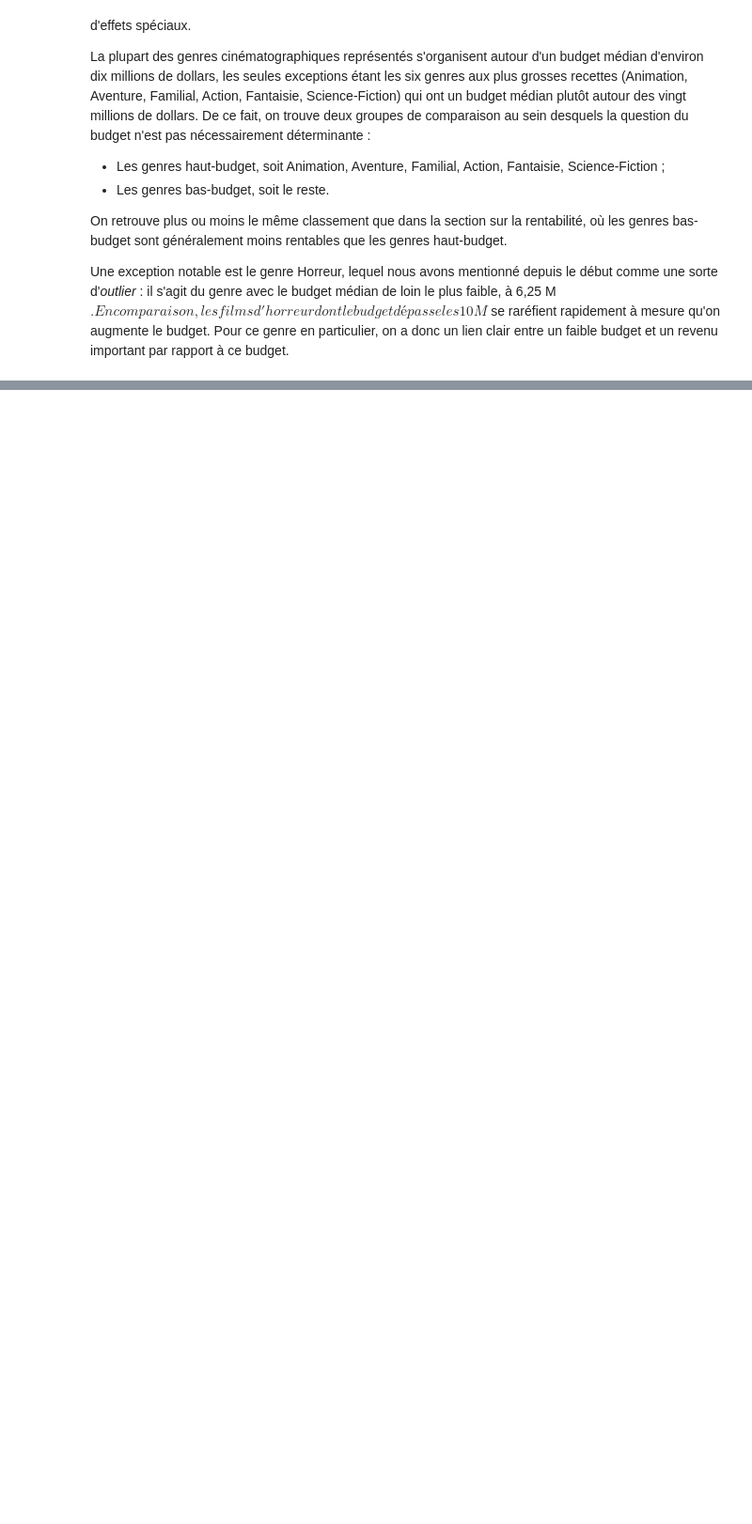
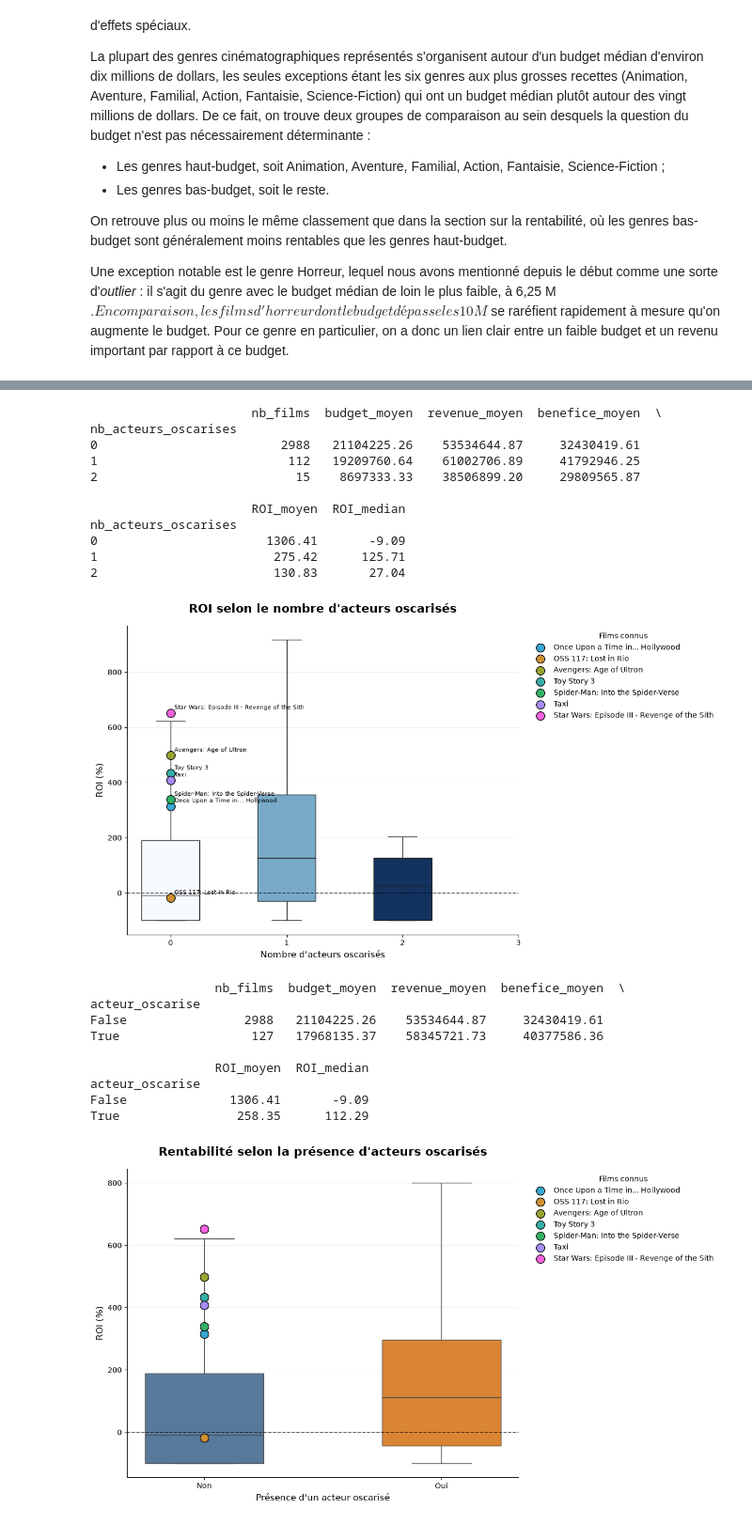
Before and after one commit to arcaShuirorp/python_DS_2A, a Jupyter notebook: synthese.ipynb, the cells around one changed output, grey strips where cells are left out. Shown at 94% size. Drawn from its saved outputs; the diff is of its cells as text; code cells hidden in the pictures; blank space fills up the shorter version.

```diff
--- a/synthese.ipynb
+++ b/synthese.ipynb
@@ -189,0 +218,26 @@ from Script.Analyse_oscars import *
+# %%
+renta_nb_oscar()
+renta_oscar()
+# %% [output]
+                      nb_films  budget_moyen  revenue_moyen  benefice_moyen  \
+nb_acteurs_oscarises
+0                         2988   21104225.26    53534644.87     32430419.61
+1                          112   19209760.64    61002706.89     41792946.25
+2                           15    8697333.33    38506899.20     29809565.87
+
+                      ROI_moyen  ROI_median
+nb_acteurs_oscarises
+0                       1306.41       -9.09
+1                        275.42      125.71
+2                        130.83       27.04
+[figure, added]
+                 nb_films  budget_moyen  revenue_moyen  benefice_moyen  \
+acteur_oscarise
+False                2988   21104225.26    53534644.87     32430419.61
+True                  127   17968135.37    58345721.73     40377586.36
+
+                 ROI_moyen  ROI_median
+acteur_oscarise
+False              1306.41       -9.09
+True                258.35      112.29
+[figure, added]
```
Also changed, not shown: parts of 10 cells of this notebook, 1 other file.
